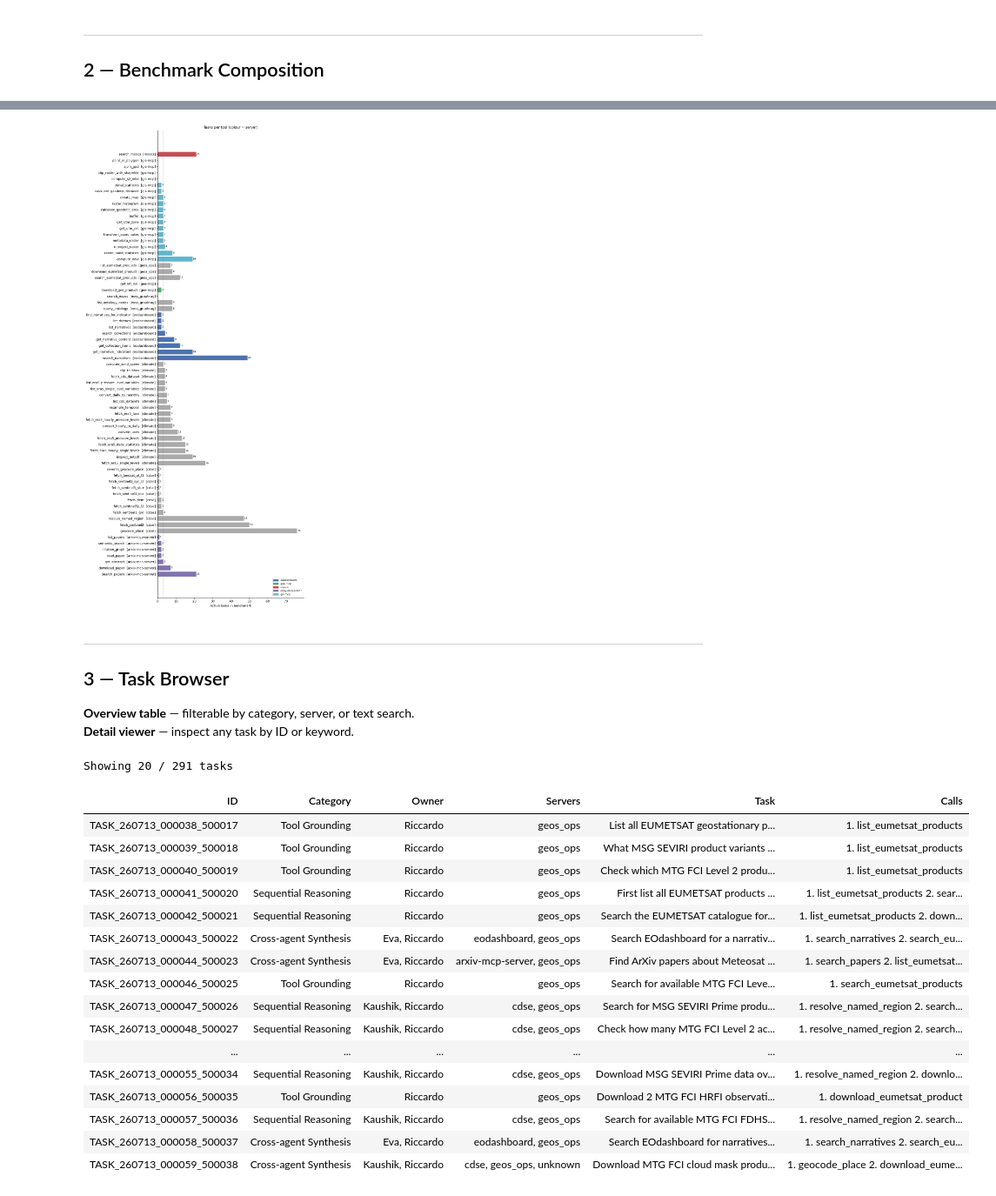
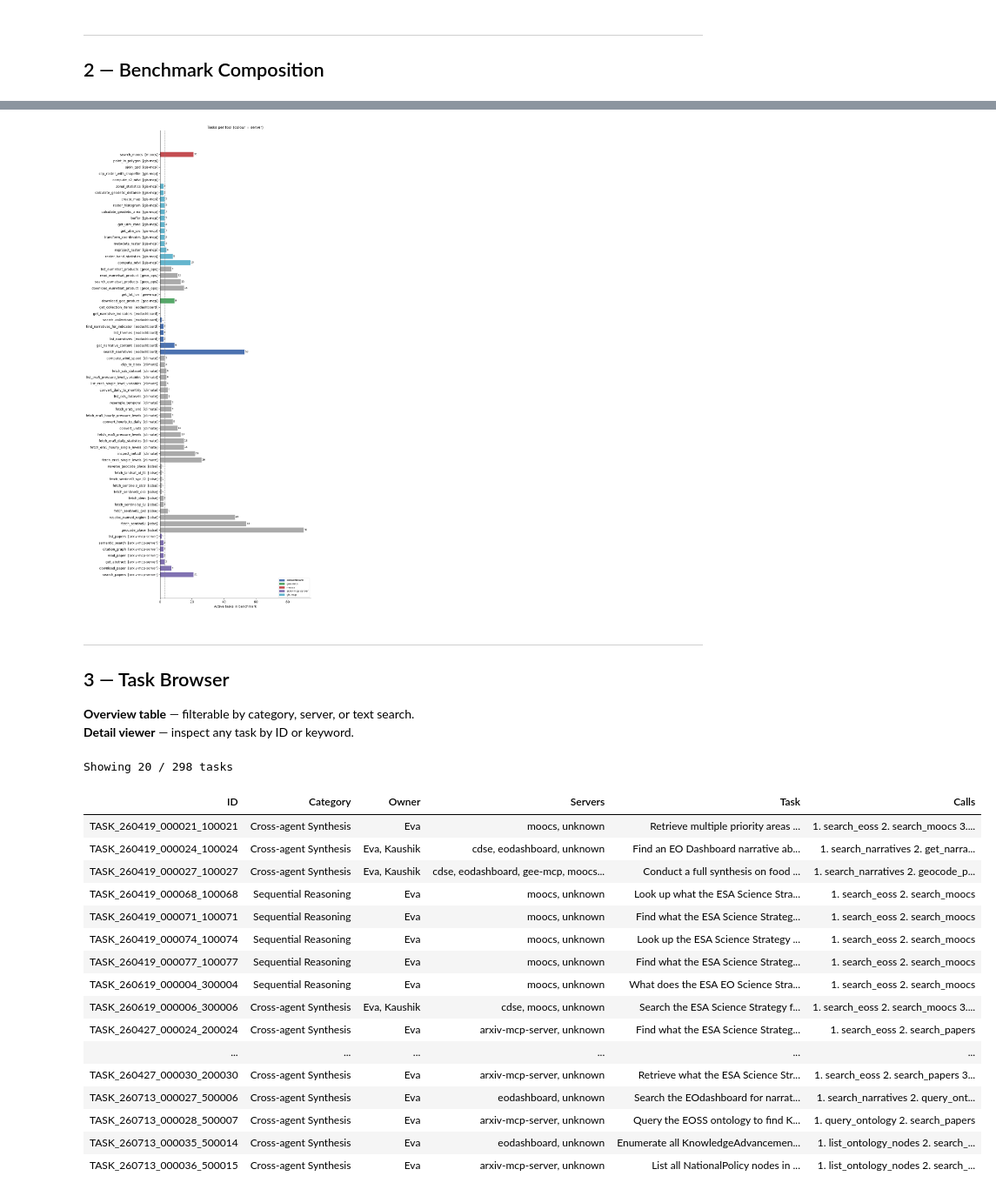
Before and after one commit to Riccardo7-DS/agenticeoecosystem, a Jupyter notebook: notebooks/BenchmarkCoverage.ipynb, the cells around one changed output, grey strips where cells are left out. Shown at 87% size. Drawn from its saved outputs; the diff is of its cells as text; code cells hidden in the pictures.

```diff
--- a/notebooks/BenchmarkCoverage.ipynb
+++ b/notebooks/BenchmarkCoverage.ipynb
@@ -16,7 +16,7 @@ import matplotlib.pyplot as plt
 
 ROOT = Path("..")
 TASKS_FILE  = ROOT / "data" / "tasks" / "benchmark_tasks.json"
-SKILL_SCRIPT = Path.home() / ".claude/skills/eomcpevaluation/scripts/analyze_coverage.py"
+SKILL_SCRIPT = Path.home() / "Projects/AgenticEOEcosystem/agenticeoecosystem/.claude/skills/eomcpevaluation/scripts/analyze_coverage.py"
 
 CATEGORY_COLORS = {
     "Tool Grounding":       "#4c72b0",
@@ -294,7 +295,7 @@ ax.legend(handles=patches, fontsize=8, loc="lower right")
 plt.tight_layout()
 plt.show()
 # %% [output]
-[figure, old version]
+[figure, new version]
 # %% [markdown]
 ---
 ## 3 — Task Browser
@@ -305,8 +306,8 @@ plt.show()
 # ── Overview table ────────────────────────────────────────────────────────
 # Filter controls: set any to None to show all
 FILTER_CATEGORY = None          # e.g. "Tool Grounding"
-FILTER_SERVER   = "geos_ops"          # e.g. "moocs"
-FILTER_OWNER    = None          # "Eva", "Kaushik", "Riccardo", or None for all
+FILTER_SERVER   = "unknown"           # e.g. "moocs"
+FILTER_OWNER    = "Eva"          # "Eva", "Kaushik", "Riccardo", or None for all
 FILTER_TEXT     = None          # e.g. "SAR"
 FILTER_ID =  None
 
@@ -371,50 +372,50 @@ styled_view = (
         "min-width":     "180px",
         "color":         "#2a5a8a",
     })
     .set_properties(subset=["ID"], **{
         "font-family": "monospace",
         "font-size":   "10px",
         "white-space": "nowrap",
     })
     .set_properties(subset=["Servers"], **{
         "font-size":   "10px",
         "white-space": "nowrap",
         "color":       "#555",
     })
     .set_properties(subset=["Category"], **{"white-space": "nowrap"})
     .set_caption(f"Showing {len(display_df)} / {len(df)} tasks")
     .set_table_styles([
         {"selector": "caption",
          "props": [("font-size", "12px"), ("font-weight", "bold"), ("text-align", "left"),
                    ("padding-bottom", "6px")]},
         {"selector": "td",
          "props": [("font-size", "11px"), ("vertical-align", "top"), ("padding", "5px 10px")]},
         {"selector": "th",
          "props": [("font-size", "11px"), ("white-space", "nowrap"), ("text-align", "left"),
                    ("padding", "5px 10px")]},
     ])
     .hide(axis="index")
 )
 display(styled_view)
 # %% [output]
-Showing 20 / 291 tasks
+Showing 20 / 298 tasks
 | ID | Category | Owner | Servers | Task | Calls |
-| TASK_260713_000038_500017 | Tool Grounding | Riccardo | geos_ops | List all EUMETSAT geostationary p... | 1. list_eumetsat_products |
-| TASK_260713_000039_500018 | Tool Grounding | Riccardo | geos_ops | What MSG SEVIRI product variants ... | 1. list_eumetsat_products |
-| TASK_260713_000040_500019 | Tool Grounding | Riccardo | geos_ops | Check which MTG FCI Level 2 produ... | 1. list_eumetsat_products |
-| TASK_260713_000041_500020 | Sequential Reasoning | Riccardo | geos_ops | First list all EUMETSAT products ... | 1. list_eumetsat_products 2. sear... |
-| TASK_260713_000042_500021 | Sequential Reasoning | Riccardo | geos_ops | Search the EUMETSAT catalogue for... | 1. list_eumetsat_products 2. down... |
-| TASK_260713_000043_500022 | Cross-agent Synthesis | Eva, Riccardo | eodashboard, geos_ops | Search EOdashboard for a narrativ... | 1. search_narratives 2. search_eu... |
-| TASK_260713_000044_500023 | Cross-agent Synthesis | Eva, Riccardo | arxiv-mcp-server, geos_ops | Find ArXiv papers about Meteosat ... | 1. search_papers 2. list_eumetsat... |
-| TASK_260713_000046_500025 | Tool Grounding | Riccardo | geos_ops | Search for available MTG FCI Leve... | 1. search_eumetsat_products |
-| TASK_260713_000047_500026 | Sequential Reasoning | Kaushik, Riccardo | cdse, geos_ops | Search for MSG SEVIRI Prime produ... | 1. resolve_named_region 2. search... |
-| TASK_260713_000048_500027 | Sequential Reasoning | Kaushik, Riccardo | cdse, geos_ops | Check how many MTG FCI Level 2 ac... | 1. resolve_named_region 2. search... |
+| TASK_260419_000021_100021 | Cross-agent Synthesis | Eva | moocs, unknown | Retrieve multiple priority areas ... | 1. search_eoss 2. search_moocs 3.... |
+| TASK_260419_000024_100024 | Cross-agent Synthesis | Eva, Kaushik | cdse, eodashboard, unknown | Find an EO Dashboard narrative ab... | 1. search_narratives 2. get_narra... |
+| TASK_260419_000027_100027 | Cross-agent Synthesis | Eva, Kaushik | cdse, eodashboard, gee-mcp, moocs... | Conduct a full synthesis on food ... | 1. search_narratives 2. geocode_p... |
+| TASK_260419_000068_100068 | Sequential Reasoning | Eva | moocs, unknown | Look up what the ESA Science Stra... | 1. search_eoss 2. search_moocs |
+| TASK_260419_000071_100071 | Sequential Reasoning | Eva | moocs, unknown | Find what the ESA Science Strateg... | 1. search_eoss 2. search_moocs |
+| TASK_260419_000074_100074 | Sequential Reasoning | Eva | moocs, unknown | Look up the ESA Science Strategy ... | 1. search_eoss 2. search_moocs |
+| TASK_260419_000077_100077 | Sequential Reasoning | Eva | moocs, unknown | Find what the ESA Science Strateg... | 1. search_eoss 2. search_moocs |
+| TASK_260619_000004_300004 | Sequential Reasoning | Eva | moocs, unknown | What does the ESA EO Science Stra... | 1. search_eoss 2. search_moocs |
+| TASK_260619_000006_300006 | Cross-agent Synthesis | Eva, Kaushik | cdse, moocs, unknown | Search the ESA Science Strategy f... | 1. search_eoss 2. search_moocs 3.... |
+| TASK_260427_000024_200024 | Cross-agent Synthesis | Eva | arxiv-mcp-server, unknown | Find what the ESA Science Strateg... | 1. search_eoss 2. search_papers |
 | ... | ... | ... | ... | ... | ... |
-| TASK_260713_000055_500034 | Sequential Reasoning | Kaushik, Riccardo | cdse, geos_ops | Download MSG SEVIRI Prime data ov... | 1. resolve_named_region 2. downlo... |
-| TASK_260713_000056_500035 | Tool Grounding | Riccardo | geos_ops | Download 2 MTG FCI HRFI observati... | 1. download_eumetsat_product |
-| TASK_260713_000057_500036 | Sequential Reasoning | Kaushik, Riccardo | cdse, geos_ops | Search for available MTG FCI FDHS... | 1. resolve_named_region 2. search... |
-| TASK_260713_000058_500037 | Cross-agent Synthesis | Eva, Riccardo | eodashboard, geos_ops | Search EOdashboard for narratives... | 1. search_narratives 2. search_eu... |
-| TASK_260713_000059_500038 | Cross-agent Synthesis | Kaushik, Riccardo | cdse, geos_ops, unknown | Download MTG FCI cloud mask produ... | 1. geocode_place 2. download_eume... |
+| TASK_260427_000030_200030 | Cross-agent Synthesis | Eva | arxiv-mcp-server, unknown | Retrieve what the ESA Science Str... | 1. search_eoss 2. search_papers 3... |
+| TASK_260713_000027_500006 | Cross-agent Synthesis | Eva | eodashboard, unknown | Search the EOdashboard for narrat... | 1. search_narratives 2. query_ont... |
+| TASK_260713_000028_500007 | Cross-agent Synthesis | Eva | arxiv-mcp-server, unknown | Query the EOSS ontology to find K... | 1. query_ontology 2. search_papers |
+| TASK_260713_000035_500014 | Cross-agent Synthesis | Eva | eodashboard, unknown | Enumerate all KnowledgeAdvancemen... | 1. list_ontology_nodes 2. search_... |
+| TASK_260713_000036_500015 | Cross-agent Synthesis | Eva | arxiv-mcp-server, unknown | List all NationalPolicy nodes in ... | 1. list_ontology_nodes 2. search_... |
 # %%
 
 
```
Also changed, not shown: parts of 6 cells of this notebook, 17 other files.
